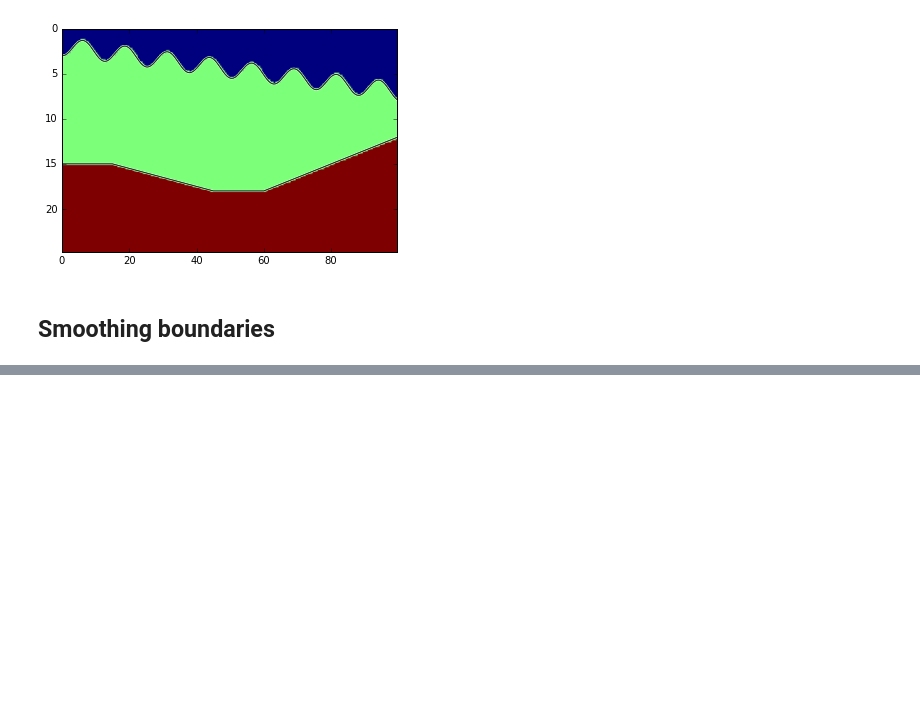
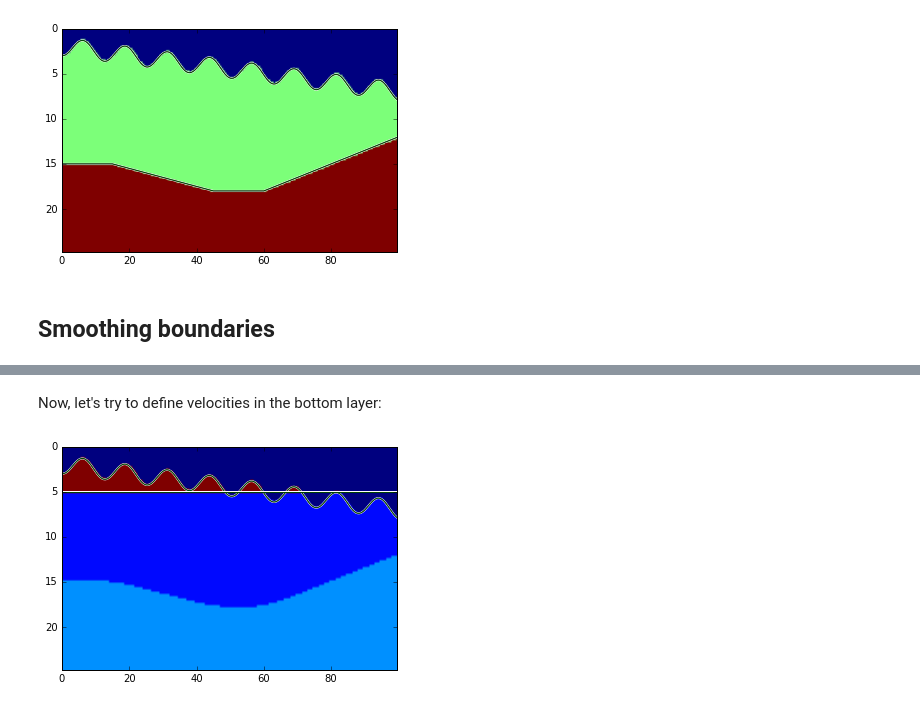
Before and after one commit to rvbelefonte/PyVM, a Jupyter notebook: examples/layer_boundaries.ipynb, the cells around one changed output, grey strips where cells are left out. Saved outputs shown, nothing was run; the diff lists cells and outputs as text; code cells hidden in the pictures; blank space fills up the shorter version.

```diff
--- a/examples/layer_boundaries.ipynb
+++ b/examples/layer_boundaries.ipynb
@@ -81,0 +96,8 @@ vm.plot()
+# %% [markdown]
+Now, let's try to define velocities in the bottom layer:
+# %%
+vm.define_constant_layer_velocity(1, 9.)
+
+vm.plot()
+# %% [output]
+[figure, added]
```
Also changed, not shown: parts of 10 cells of this notebook, 2 other files.
